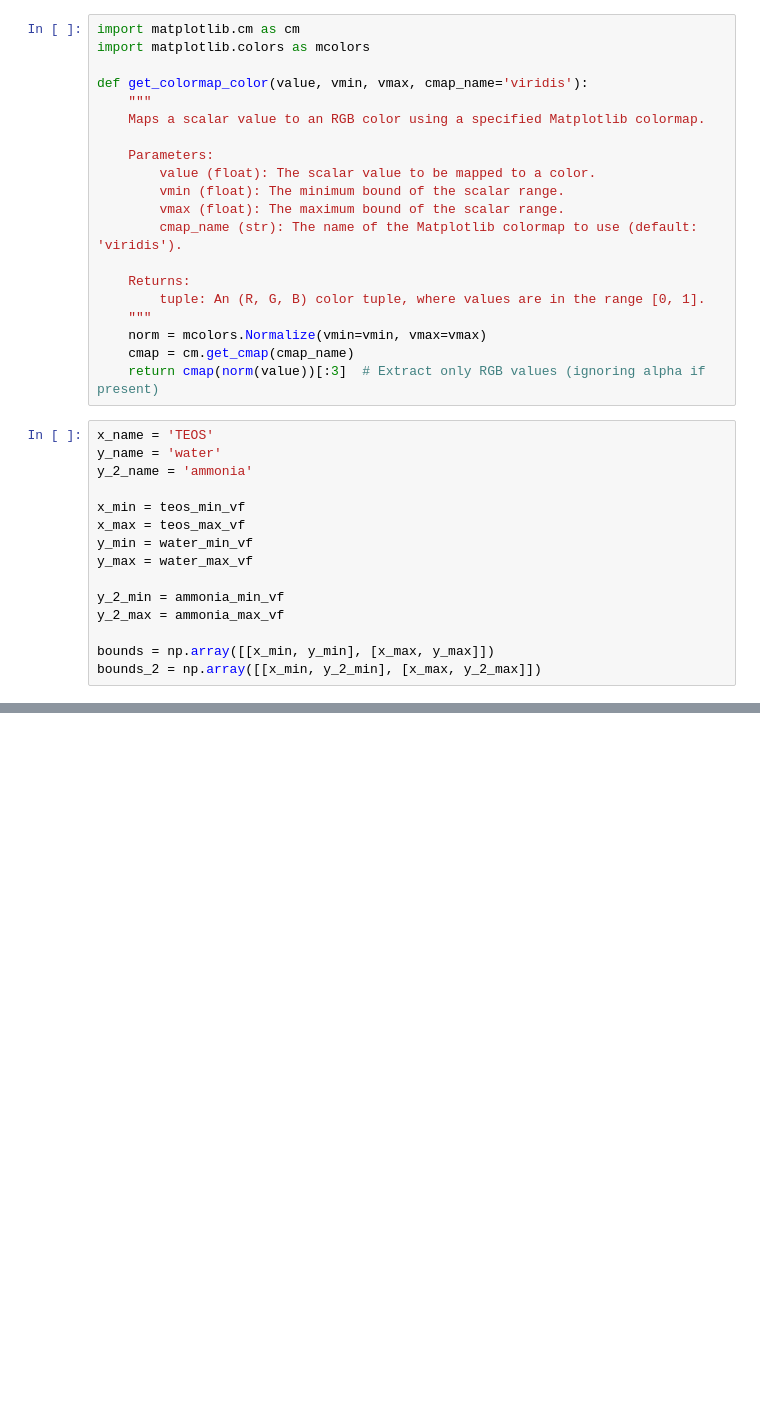
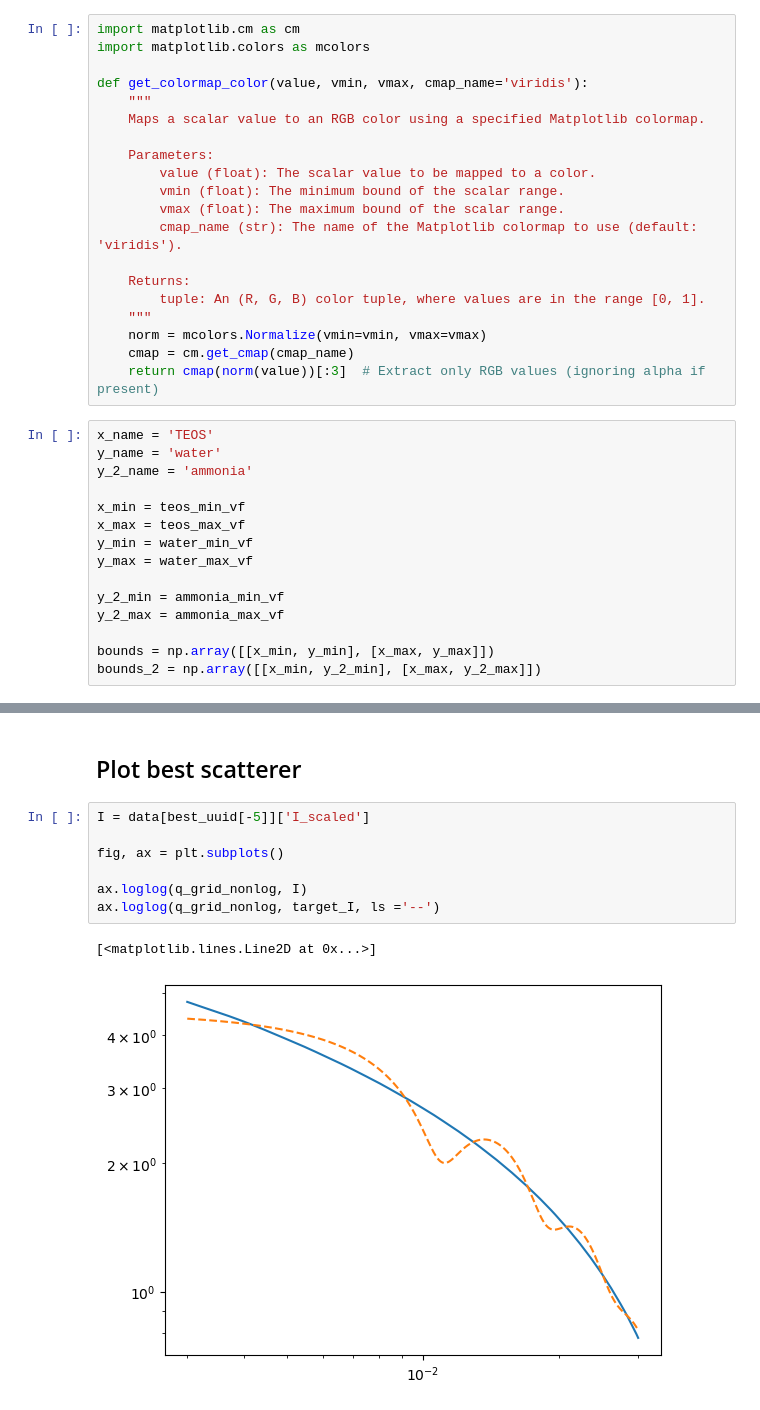
Before and after one commit to pozzo-research-group/silica-np-synthesis, a Jupyter notebook: in_silico_simulation/in_silico_sim_dev.ipynb, the cells around one changed output, grey strips where cells are left out. Saved outputs shown, nothing was run; the diff lists cells and outputs as text; blank space fills up the shorter version.

```diff
--- a/in_silico_simulation/in_silico_sim_dev.ipynb
+++ b/in_silico_simulation/in_silico_sim_dev.ipynb
@@ -585,0 +731,12 @@ Text(0.5, 0.98, 'Round 2 Optimization Batch 3 - APdist')
+# %% [markdown]
+## Plot best scatterer
+# %%
+I = data[best_uuid[-5]]['I_scaled']
+
+fig, ax = plt.subplots()
+
+ax.loglog(q_grid_nonlog, I)
+ax.loglog(q_grid_nonlog, target_I, ls ='--')
+# %% [output]
+[<matplotlib.lines.Line2D at 0x...>]
+[figure, added]
```
Also changed, not shown: parts of 25 cells of this notebook, 5 other files.
